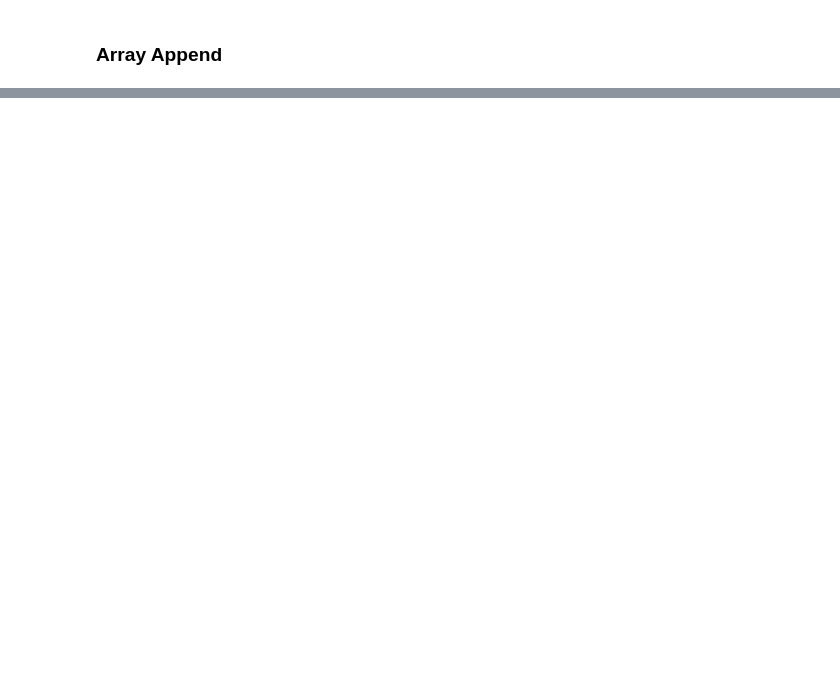
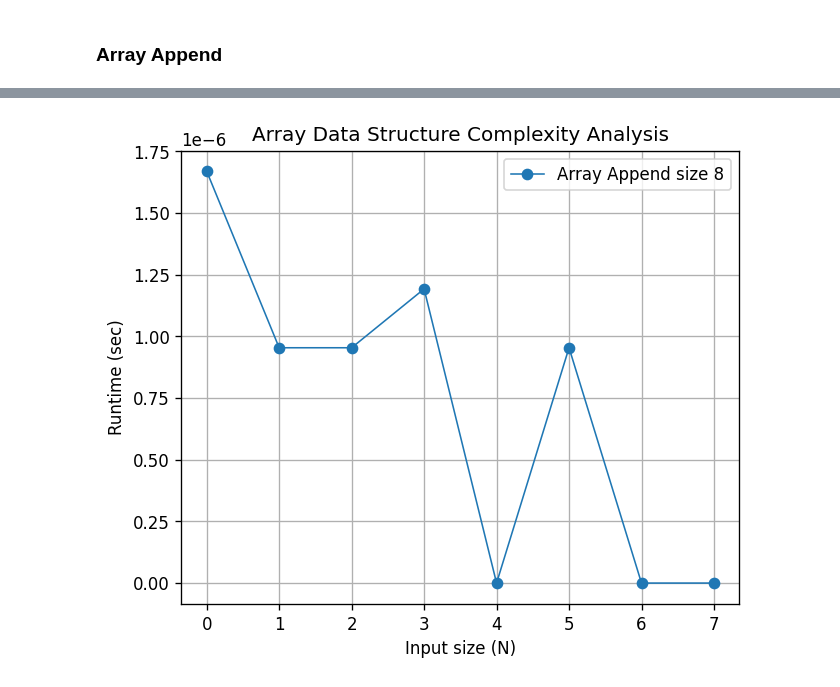
Before and after one commit to umairkhancis/DataStructuresNoorifyClass, a Jupyter notebook: Lecture3-ArrayDataStructure.ipynb, the cells around one changed output, grey strips where cells are left out. Cells and saved outputs as stored; diff of their text form; code cells hidden in the pictures; blank space fills up the shorter version.

```diff
--- a/Lecture3-ArrayDataStructure.ipynb
+++ b/Lecture3-ArrayDataStructure.ipynb
@@ -183,0 +181,6 @@ for input in inputs:
+# %%
+scale = 8
+legend = ("Array Append size {}".format(scale), "")
+graph(*array_append_profiling(scale), legend)
+# %% [output]
+[figure, added]
```
Also changed, not shown: parts of 13 cells of this notebook, 6 other files.
